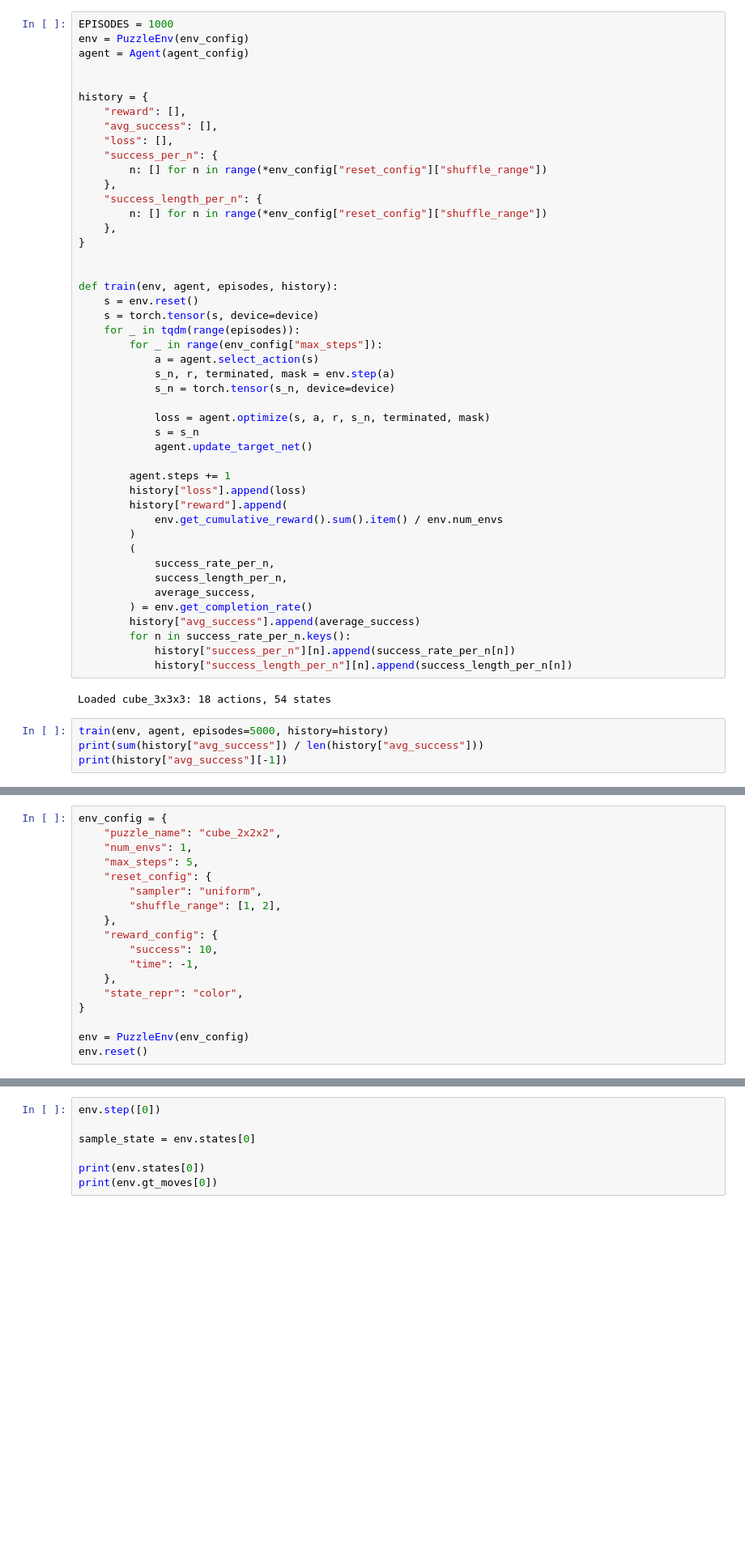
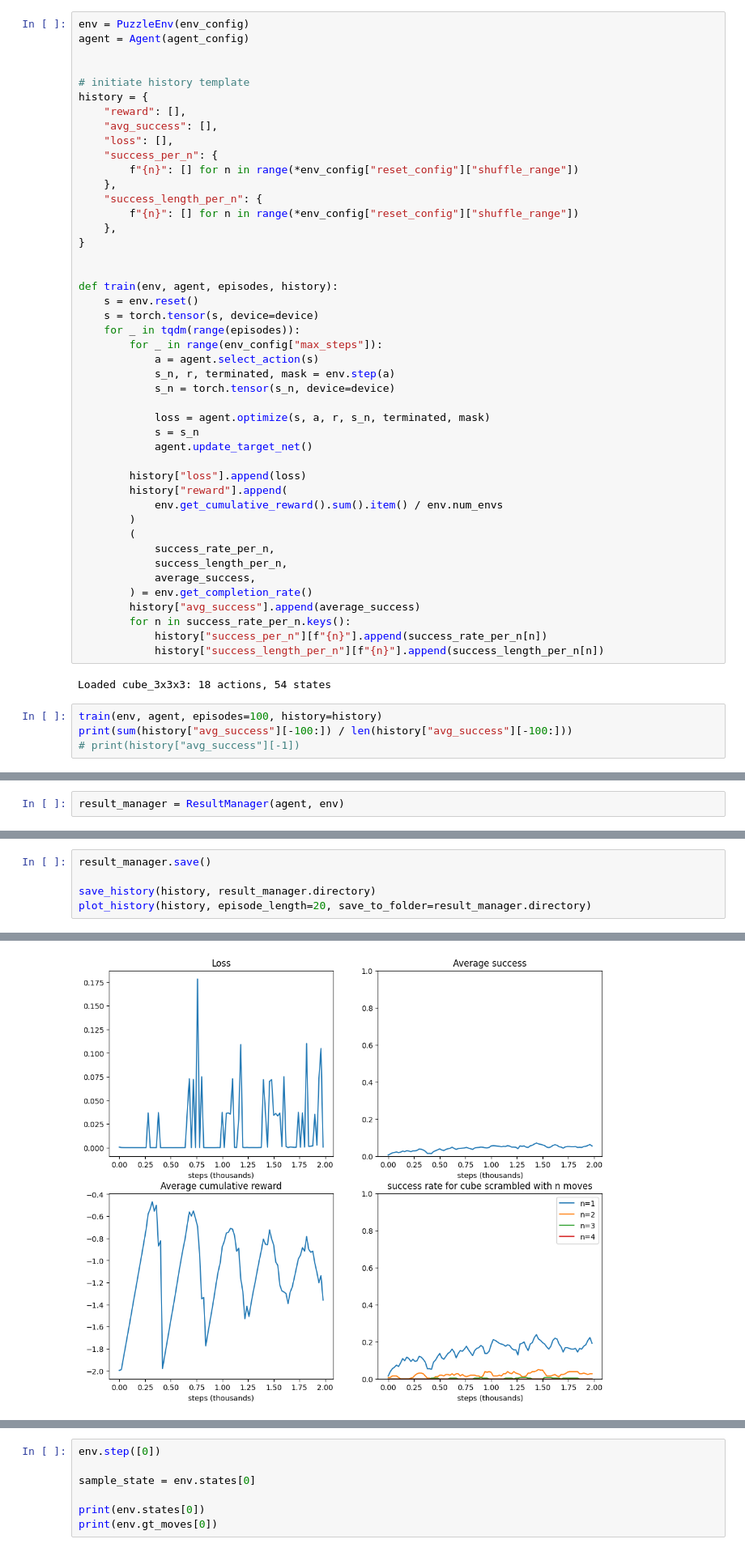
Before and after one commit to LeonY117/polytope-permutation, a Jupyter notebook: agent.ipynb, the cells around one changed output, grey strips where cells are left out. Shown: that part at 81% size. Drawn from its saved outputs; the diff is of its cells as text; blank space fills up the shorter version.

```diff
--- a/agent.ipynb
+++ b/agent.ipynb
@@ -176,20 +64,20 @@ agent_config = {
 # %% [output]
 Loaded cube_3x3x3: 18 actions, 54 states
 # %%
-EPISODES = 1000
 env = PuzzleEnv(env_config)
 agent = Agent(agent_config)
 
 
+# initiate history template
 history = {
     "reward": [],
     "avg_success": [],
     "loss": [],
     "success_per_n": {
-        n: [] for n in range(*env_config["reset_config"]["shuffle_range"])
+        f"{n}": [] for n in range(*env_config["reset_config"]["shuffle_range"])
     },
     "success_length_per_n": {
-        n: [] for n in range(*env_config["reset_config"]["shuffle_range"])
+        f"{n}": [] for n in range(*env_config["reset_config"]["shuffle_range"])
     },
 }
 
@@ -207,7 +95,6 @@ def train(env, agent, episodes, history):
             s = s_n
             agent.update_target_net()
 
-        agent.steps += 1
         history["loss"].append(loss)
         history["reward"].append(
             env.get_cumulative_reward().sum().item() / env.num_envs
@@ -219,12 +106,12 @@ def train(env, agent, episodes, history):
         ) = env.get_completion_rate()
         history["avg_success"].append(average_success)
         for n in success_rate_per_n.keys():
-            history["success_per_n"][n].append(success_rate_per_n[n])
-            history["success_length_per_n"][n].append(success_length_per_n[n])
+            history["success_per_n"][f"{n}"].append(success_rate_per_n[n])
+            history["success_length_per_n"][f"{n}"].append(success_length_per_n[n])
 # %% [output]
 Loaded cube_3x3x3: 18 actions, 54 states
 # %%
-train(env, agent, episodes=5000, history=history)
-print(sum(history["avg_success"]) / len(history["avg_success"]))
-print(history["avg_success"][-1])
+train(env, agent, episodes=100, history=history)
+print(sum(history["avg_success"][-100:]) / len(history["avg_success"][-100:]))
+# print(history["avg_success"][-1])
 # %% [output]
@@ -455,18 +118,0 @@ def _create_dir(folder_name, root_dir="./results/"):
-# %%
-env_config = {
-    "puzzle_name": "cube_2x2x2",
-    "num_envs": 1,
-    "max_steps": 5,
-    "reset_config": {
-        "sampler": "uniform",
-        "shuffle_range": [1, 2],
-    },
-    "reward_config": {
-        "success": 10,
-        "time": -1,
-    },
-    "state_repr": "color",
-}
-
-env = PuzzleEnv(env_config)
-env.reset()
@@ -472,0 +146,2 @@ env.reset()
+# %%
+result_manager = ResultManager(agent, env)
@@ -472,0 +150,6 @@ env.reset()
+# %%
+result_manager.save()
+
+save_history(history, result_manager.directory)
+plot_history(history, episode_length=20, save_to_folder=result_manager.directory)
+# %% [output]
@@ -472,0 +160 @@ env.reset()
+[figure, added]
```
Also changed, not shown: parts of 21 cells of this notebook.
